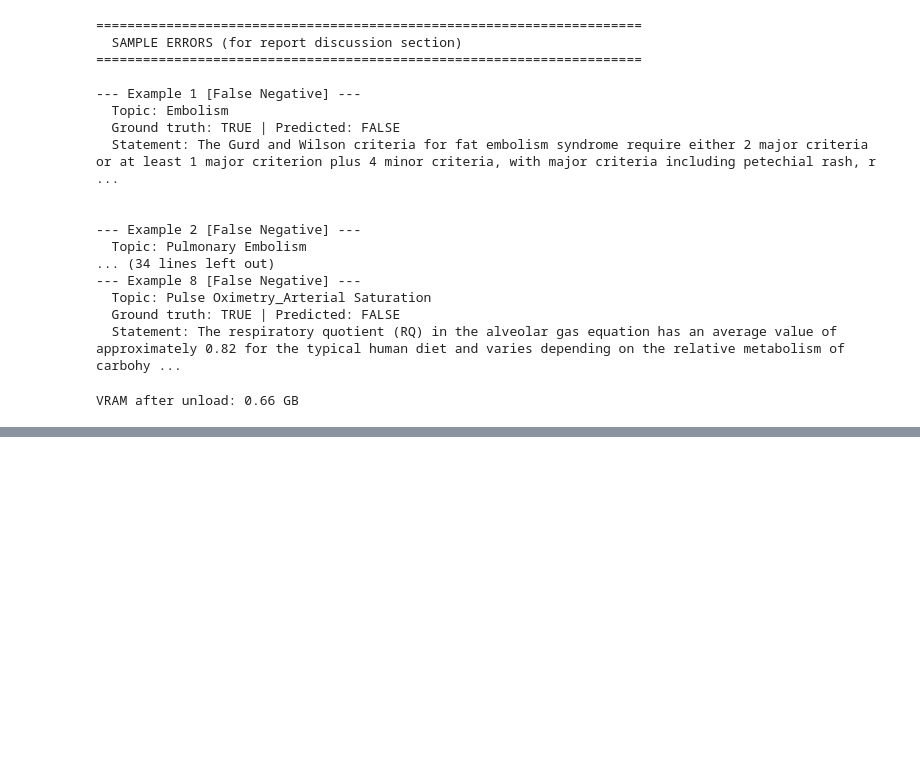
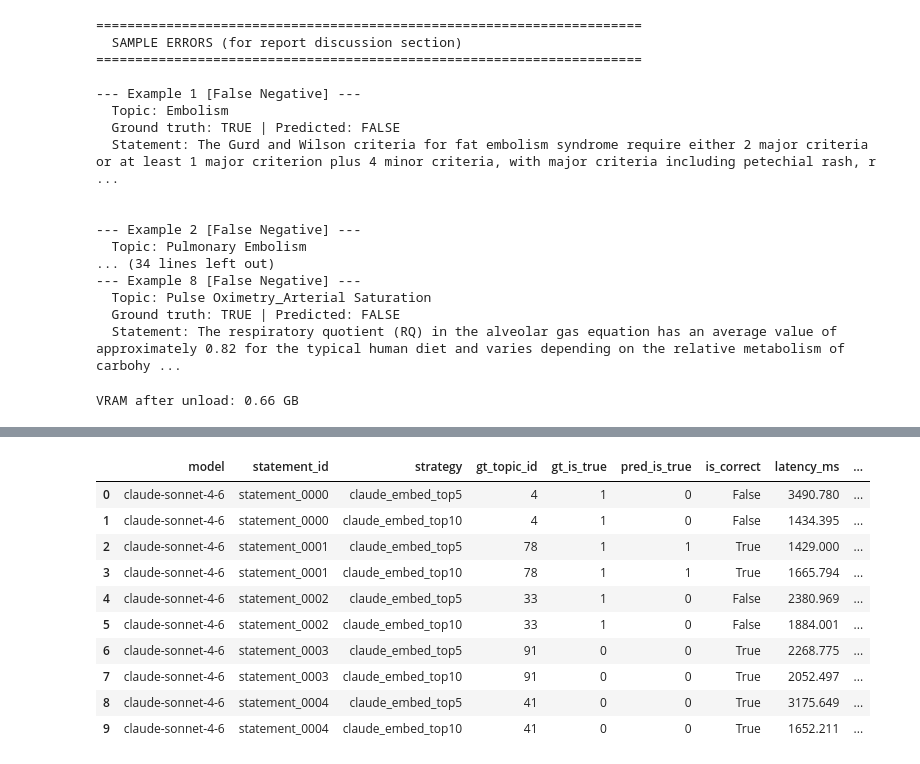
Before and after one commit to RandomNoobster/Project-Work-in-NLP, a Jupyter notebook: NLP PW.ipynb, the cells around one changed output, grey strips where cells are left out. Drawn from its saved outputs; the diff is of its cells as text; code cells hidden in the pictures; blank space fills up the shorter version.

Commit message:
feat: update with sonnet etc

```diff
--- a/NLP PW.ipynb
+++ b/NLP PW.ipynb
@@ -321,9 +338,6 @@ Documents are split into overlapping chunks using a recursive character splitter
 The ingestion is incremental -- files already in the collection are skipped, so re-running this cell is safe and fast.
 # %%
 def recursive_character_split(text, chunk_size=CHUNK_SIZE, overlap=CHUNK_OVERLAP, seps=None):
-    if seps is None:
-        seps = ["\n\n", "\n", ". ", " "]
-
     text = text.strip()
     if not text:
         return []
@@ -331,8 +345,11 @@ def recursive_character_split(text, chunk_size=CHUNK_SIZE, overlap=CHUNK_OVERLAP
     if len(text) <= chunk_size:
         return [text]
 
-    sep = seps[0] if seps else None
-    if sep and sep in text:
+    if seps is None or seps == []:
+        seps = ["\n\n", "\n", ". ", " "]
+
+    sep = seps[0]
+    if sep in text:
         parts = text.split(sep)
         chunks, current = [], ""
         for part in parts:
@@ -2674,0 +2837,50 @@ Copy these files into an 'img/' folder next to your .tex file:
+# %%
+claude_ckpt = Checkpoint(
+    CLAUDE_TRUTH_CKPT,
+    key_fields=["model", "statement_id", "strategy"],
+)
+logger.info(
+    f"Claude truth benchmark: {len(CLAUDE_TRUTH_STRATEGIES)} strategies x "
+    f"{len(gt_df)} statements. Already done: {claude_ckpt.count()} rows.\n"
+)
+
+for _, row in tqdm(gt_df.iterrows(), total=len(gt_df), desc=f"Claude ({CLAUDE_MODEL})"):
+    query    = str(row["query"])
+    gt_truth = int(row["is_true"])
+    gt_topic = int(row["topic_id"])
+    sid      = str(row["statement_id"])
+
+    for strat_name, strat_fn in CLAUDE_TRUTH_STRATEGIES:
+        if claude_ckpt.done(
+            model=CLAUDE_MODEL, statement_id=sid, strategy=strat_name
+        ):
+            continue
+
+        t0 = time.perf_counter()
+        try:
+            pred = strat_fn(query)
+        except Exception as e:
+            logger.warning(f"[{strat_name}] {sid} failed: {e}\n")
+            pred = {"is_true": 0, "raw": ""}
+        latency = (time.perf_counter() - t0) * 1000.0
+
+        pred_truth = int(pred.get("is_true", 0))
+        claude_ckpt.write({
+            "model":         CLAUDE_MODEL,
+            "statement_id":  sid,
+            "strategy":      strat_name,
+            "gt_topic_id":   gt_topic,
+            "gt_is_true":    gt_truth,
+            "pred_is_true":  pred_truth,
+            "is_correct":    pred_truth == gt_truth,
+            "latency_ms":    round(latency, 3),
+            "raw_pred":      str(pred.get("raw", "")),
+        })
+
+        # Rate limit
+        time.sleep(CLAUDE_RATE_LIMIT_DELAY)
+
+claude_results_df = claude_ckpt.to_dataframe()
+logger.info(f"Claude benchmark complete: {len(claude_results_df)} rows total.\n")
+display(claude_results_df.head(10))
+# %% [output]
@@ -2674,0 +2891,11 @@ Copy these files into an 'img/' folder next to your .tex file:
+|  | model | statement_id | strategy | gt_topic_id | gt_is_true | pred_is_true | is_correct | latency_ms | ... |
+| 0 | claude-sonnet-4-6 | statement_0000 | claude_embed_top5 | 4 | 1 | 0 | False | 3490.780 | ... |
+| 1 | claude-sonnet-4-6 | statement_0000 | claude_embed_top10 | 4 | 1 | 0 | False | 1434.395 | ... |
+| 2 | claude-sonnet-4-6 | statement_0001 | claude_embed_top5 | 78 | 1 | 1 | True | 1429.000 | ... |
+| 3 | claude-sonnet-4-6 | statement_0001 | claude_embed_top10 | 78 | 1 | 1 | True | 1665.794 | ... |
+| 4 | claude-sonnet-4-6 | statement_0002 | claude_embed_top5 | 33 | 1 | 0 | False | 2380.969 | ... |
+| 5 | claude-sonnet-4-6 | statement_0002 | claude_embed_top10 | 33 | 1 | 0 | False | 1884.001 | ... |
+| 6 | claude-sonnet-4-6 | statement_0003 | claude_embed_top5 | 91 | 0 | 0 | True | 2268.775 | ... |
+| 7 | claude-sonnet-4-6 | statement_0003 | claude_embed_top10 | 91 | 0 | 0 | True | 2052.497 | ... |
+| 8 | claude-sonnet-4-6 | statement_0004 | claude_embed_top5 | 41 | 0 | 0 | True | 3175.649 | ... |
+| 9 | claude-sonnet-4-6 | statement_0004 | claude_embed_top10 | 41 | 0 | 0 | True | 1652.211 | ... |
```
Also changed, not shown: parts of 24 cells of this notebook, 19 other files.
